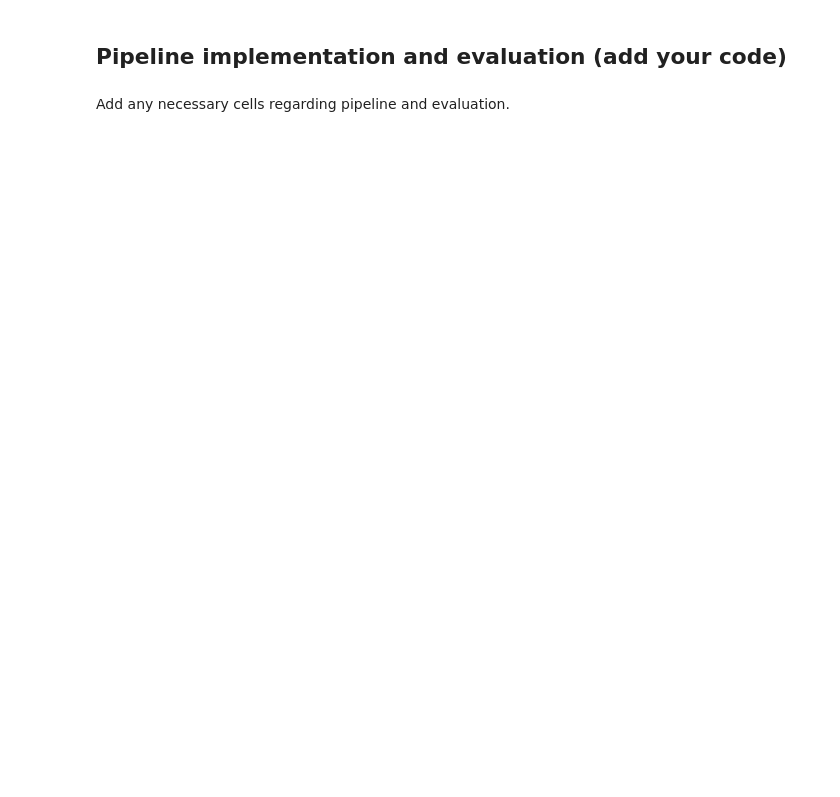
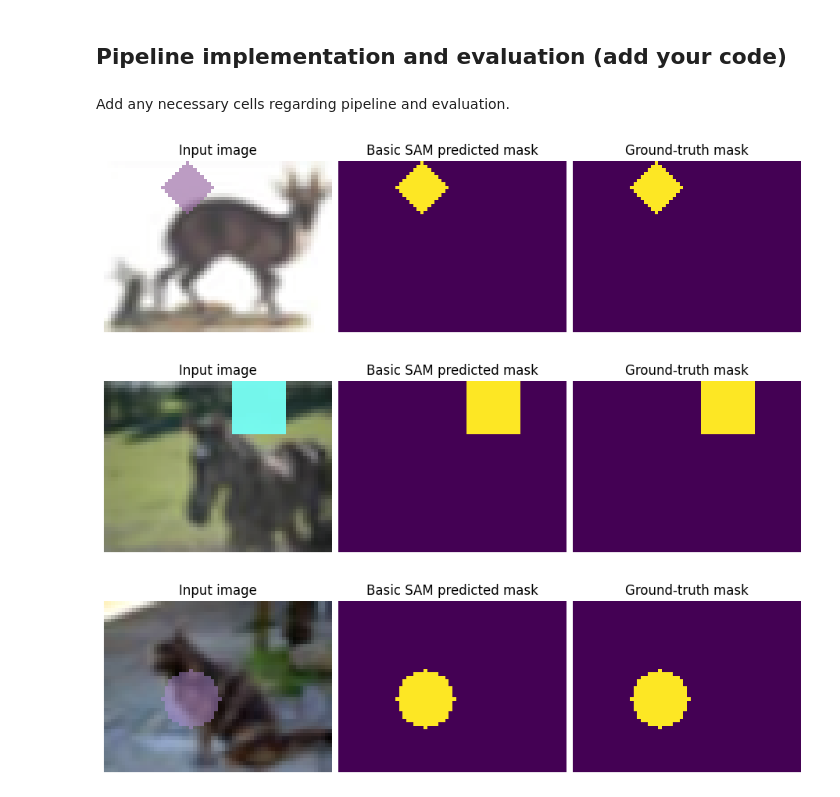
Before and after one commit to Wojttekja/Deep-Neural-Networks, a Jupyter notebook: homework_2/hw_2_gradcam_and_sam_student.ipynb, the cells around one changed output. Drawn from its saved outputs; the diff is of its cells as text; code cells hidden in the pictures; blank space fills up the shorter version.

Commit message:
first sam pipeline

```diff
--- a/homework_2/hw_2_gradcam_and_sam_student.ipynb
+++ b/homework_2/hw_2_gradcam_and_sam_student.ipynb
@@ -643,0 +690,26 @@ Add any necessary cells regarding pipeline and evaluation.
+# %%
+def example_sam():
+    indices = [3, 10, 42]
+    images, labels, gt_masks = next(iter(test_loader))
+    images, labels, gt_masks = images[indices], labels[indices], gt_masks[indices]
+
+    basic_pipeline = SamPipeline1(model)
+    images = images.to(device)
+
+    results = basic_pipeline(images).cpu()
+
+    for image, result, gt_mask in zip(images, results, gt_masks, strict=True):
+        show_image_row(
+            {
+                "Input image": inverse_transform(image),
+                "Basic SAM predicted mask": result,
+                "Ground-truth mask": gt_mask,
+            }
+        )
+
+
+example_sam()
+# %% [output]
+[figure, added]
+[figure, added]
+[figure, added]
```
Also changed, not shown: parts of 7 cells of this notebook, 1 other file.
